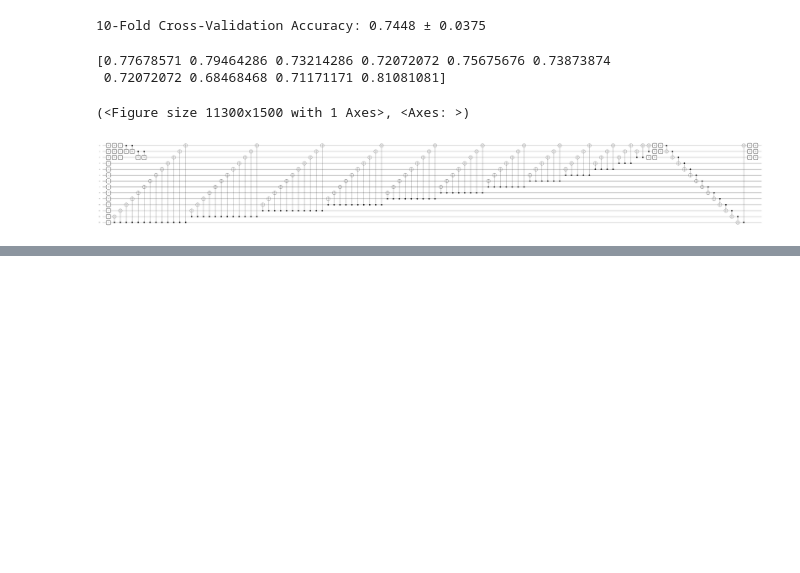
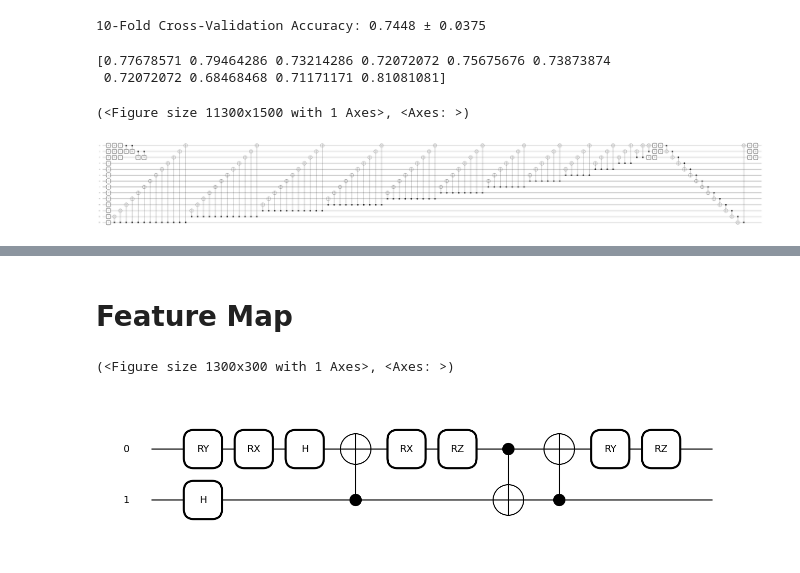
Before and after one commit to OsamaMIT/qsvm-graph-learning, a Jupyter notebook: graph_learning.ipynb, the cells around one changed output, grey strips where cells are left out. Cells and saved outputs as stored; diff of their text form; code cells hidden in the pictures; blank space fills up the shorter version.

```diff
--- a/graph_learning.ipynb
+++ b/graph_learning.ipynb
@@ -130,11 +130,8 @@ k = encode_and_transform(x)
 
 scores = cross_val_score(qsvm, k, y, cv=10)
 
-cv_scores = []
-for i in scores:
-  cv_scores.append(i)
-mean_accuracy = np.mean(cv_scores)
-std_accuracy = np.std(cv_scores)
+mean_accuracy = np.mean(scores)
+std_accuracy = np.std(scores)
 
 print(f"10-Fold Cross-Validation Accuracy: {mean_accuracy:.4f} ± {std_accuracy:.4f}")
 # %% [output]
@@ -151,0 +266,42 @@ qml.drawer.draw_mpl(feature_map)([1,2,3])
+# %% [markdown]
+# Feature Map
+# %%
+qubits = 2
+def unit_map(data):
+    # Layer 1: Initial rotations
+    for i in range(min(len(data), qubits)):
+        qml.RY(data[i], wires=i)
+        qml.RX(data[i], wires=i)
+
+    # Superposition Layer: After initial rotations
+    for i in range(qubits):
+        qml.Hadamard(wires=i)
+
+    # Layer 2: Controlled rotations for added non-linearity
+    for i in range(1, min(len(data), qubits)):
+        qml.CRY(data[i], wires=[i - 1, i])
+        qml.CRZ(data[i], wires=[i - 1, i])
+
+    # # Layer 3: Reverse entanglement
+    for i in range(qubits - 1, 0, -1):
+        for j in range(i - 1, -1, -1):
+            qml.CNOT(wires=[i, j])
+
+    # Layer 4: More parameterized rotations
+    for i in range(min(len(data), qubits)):
+        qml.RX(data[i] * 0.8, wires=i)
+        qml.RZ(data[i] * 1.2, wires=i)
+
+    # Layer 5: Ring entanglement
+    for i in range(qubits):
+        qml.CNOT(wires=[i, (i + 1) % qubits])
+
+    # Layer 6: Final rotations for classification resolution
+    for i in range(min(len(data), qubits)):
+        qml.RY(data[i], wires=i)
+        qml.RZ(data[i], wires=i)
+
+qml.drawer.draw_mpl(unit_map)([1]) # For research paper
+# %% [output]
+(<Figure size 1300x300 with 1 Axes>, <Axes: >)
+[figure, added]
```
Also changed, not shown: parts of 4 cells of this notebook.
